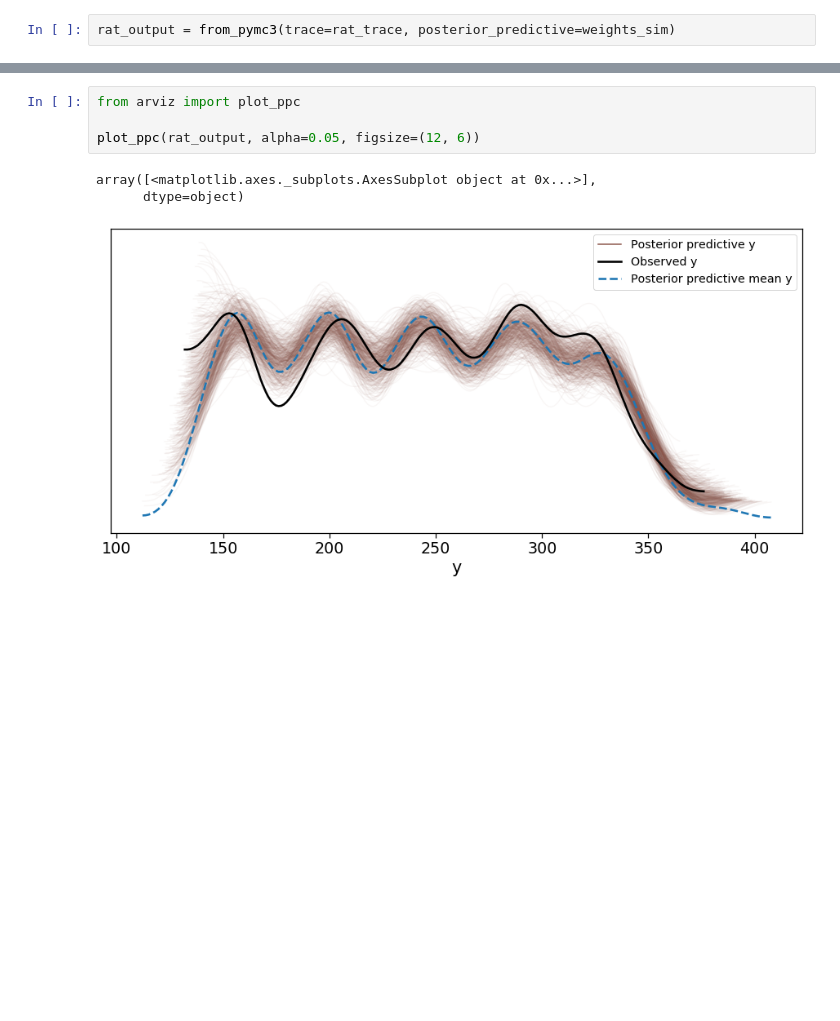
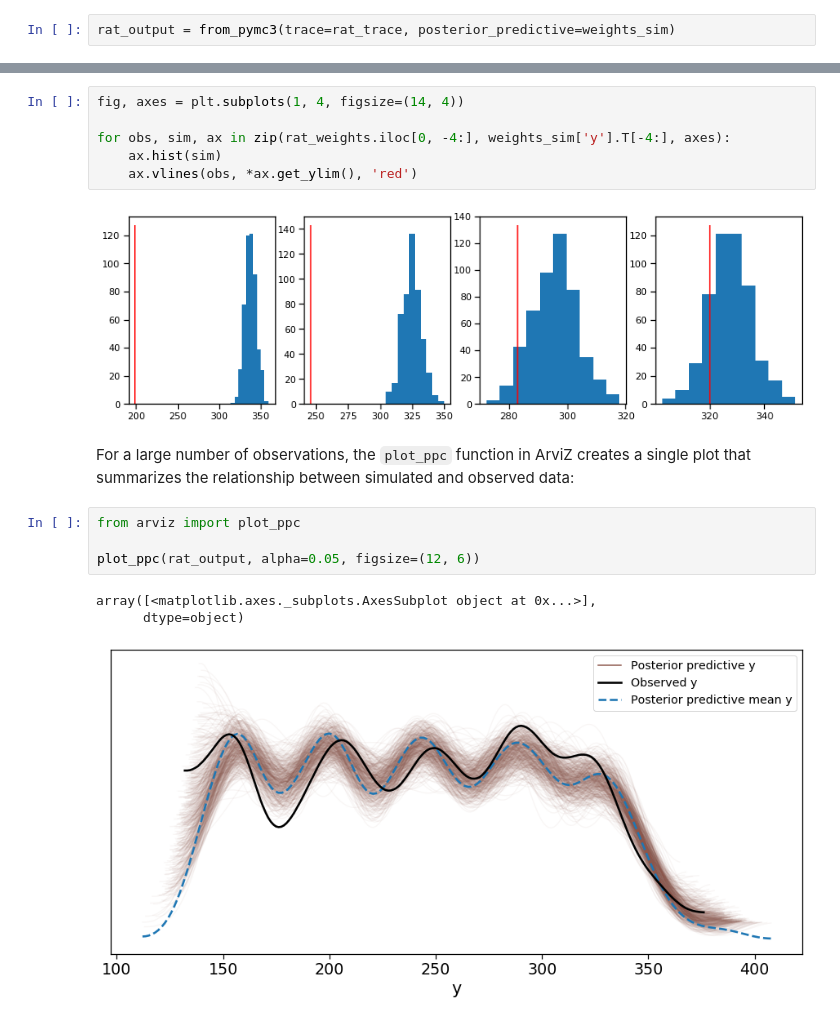
Before and after one commit to fonnesbeck/mcmc_pydata_london_2019, a Jupyter notebook: notebooks/4-Model_Checking.ipynb, the cells around one changed output, grey strips where cells are left out. Saved outputs shown, nothing was run; the diff lists cells and outputs as text; blank space fills up the shorter version.

```diff
--- a/notebooks/4-Model_Checking.ipynb
+++ b/notebooks/4-Model_Checking.ipynb
@@ -572,3 +564,13 @@ rat_output = from_pymc3(trace=rat_trace, posterior_predictive=weights_sim)
+# %%
+fig, axes = plt.subplots(1, 4, figsize=(14, 4))
+
+for obs, sim, ax in zip(rat_weights.iloc[0, -4:], weights_sim['y'].T[-4:], axes):
+    ax.hist(sim)
+    ax.vlines(obs, *ax.get_ylim(), 'red')
+# %% [output]
+[figure, added]
+# %% [markdown]
+For a large number of observations, the `plot_ppc` function in ArviZ creates a single plot that summarizes the relationship between simulated and observed data:
 # %%
 from arviz import plot_ppc
 
```
Also changed, not shown: parts of 31 cells of this notebook.
